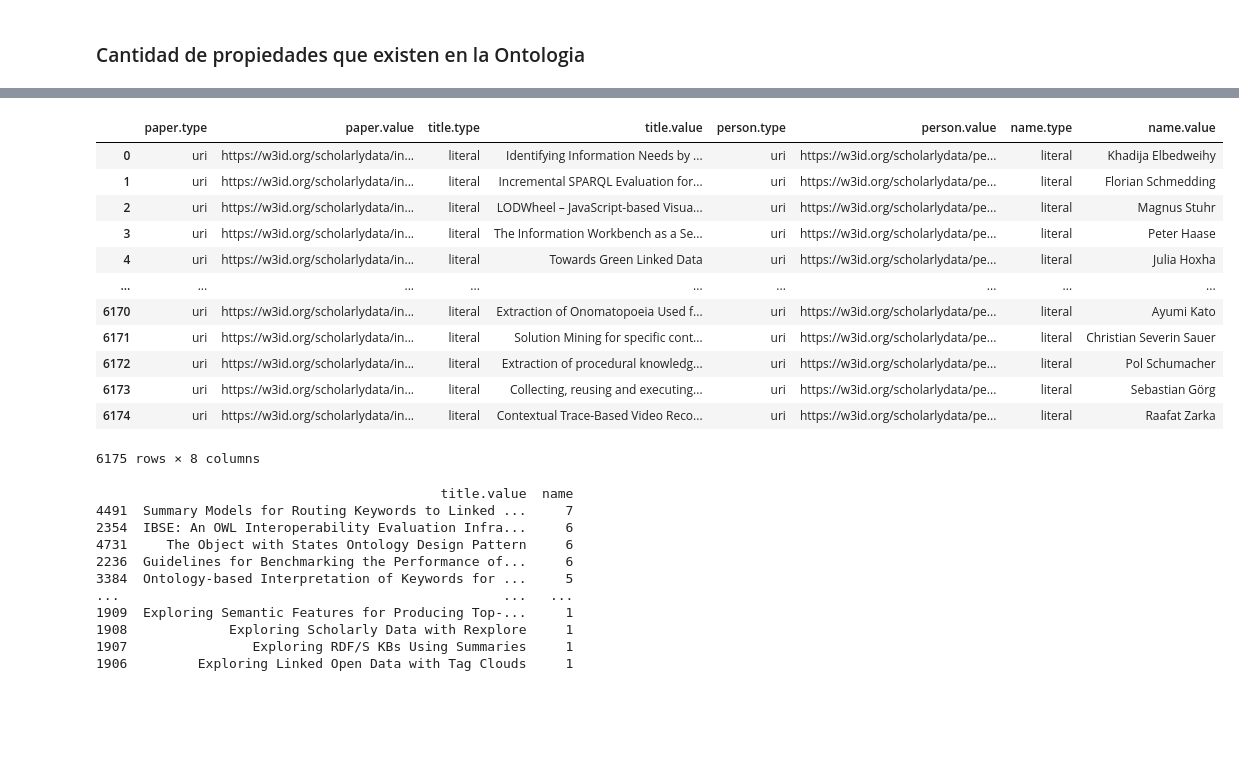
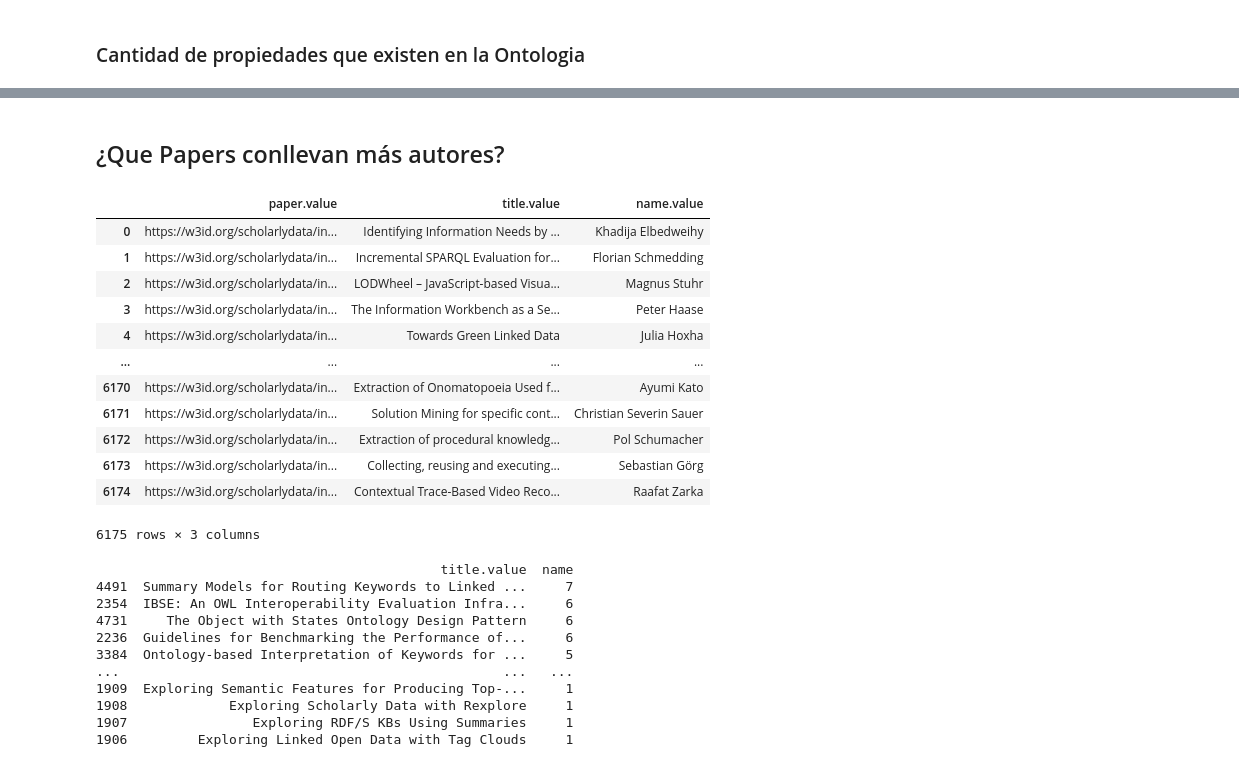
Before and after one commit to juanyanza11/Consumo-enriquecimiento-y-visualizaci-n-SKG, a Jupyter notebook: Proy-BIM2.ipynb, the cells around one changed output, grey strips where cells are left out. Cells and saved outputs as stored; diff of their text form; code cells hidden in the pictures; blank space fills up the shorter version.

```diff
--- a/Proy-BIM2.ipynb
+++ b/Proy-BIM2.ipynb
@@ -139,38 +104,40 @@ Name: prop, dtype: object
+# %% [markdown]
+## ¿Que Papers conllevan más autores?
 # %%
 def getPapers():
     query = """
     PREFIX person: <https://w3id.org/scholarlydata/person/>
     PREFIX conf: <https://w3id.org/scholarlydata/ontology/conference-ontology.owl#>
-    SELECT DISTINCT ?paper ?title ?person ?name
+    SELECT DISTINCT ?paper ?title ?person ?name ?doi
     WHERE{
       ?paper a conf:InProceedings;
         conf:hasAuthorList ?authorList;
         conf:title ?title .
       ?authorList conf:hasFirstItem ?item .
       ?item conf:hasContent ?person .
       ?person conf:name ?name
     }
     """
     sparql.setQuery(query)
     sparql.setReturnFormat(JSON)
     results = sparql.query().convert()
     return sparql.query().convert()
 
 results = getPapers()
 df3 = json_normalize(results["results"]["bindings"]) #Res
+df3 = df3[['paper.value','title.value', 'name.value']]
 df3
-#mostrar columnas
 # %% [output]
-|  | paper.type | paper.value | title.type | title.value | person.type | person.value | name.type | name.value |
-| 0 | uri | https://w3id.org/scholarlydata/in... | literal | Identifying Information Needs by ... | uri | https://w3id.org/scholarlydata/pe... | literal | Khadija Elbedweihy |
-| 1 | uri | https://w3id.org/scholarlydata/in... | literal | Incremental SPARQL Evaluation for... | uri | https://w3id.org/scholarlydata/pe... | literal | Florian Schmedding |
-| 2 | uri | https://w3id.org/scholarlydata/in... | literal | LODWheel – JavaScript-based Visua... | uri | https://w3id.org/scholarlydata/pe... | literal | Magnus Stuhr |
-| 3 | uri | https://w3id.org/scholarlydata/in... | literal | The Information Workbench as a Se... | uri | https://w3id.org/scholarlydata/pe... | literal | Peter Haase |
-| 4 | uri | https://w3id.org/scholarlydata/in... | literal | Towards Green Linked Data | uri | https://w3id.org/scholarlydata/pe... | literal | Julia Hoxha |
-| ... | ... | ... | ... | ... | ... | ... | ... | ... |
-| 6170 | uri | https://w3id.org/scholarlydata/in... | literal | Extraction of Onomatopoeia Used f... | uri | https://w3id.org/scholarlydata/pe... | literal | Ayumi Kato |
-| 6171 | uri | https://w3id.org/scholarlydata/in... | literal | Solution Mining for specific cont... | uri | https://w3id.org/scholarlydata/pe... | literal | Christian Severin Sauer |
-| 6172 | uri | https://w3id.org/scholarlydata/in... | literal | Extraction of procedural knowledg... | uri | https://w3id.org/scholarlydata/pe... | literal | Pol Schumacher |
-| 6173 | uri | https://w3id.org/scholarlydata/in... | literal | Collecting, reusing and executing... | uri | https://w3id.org/scholarlydata/pe... | literal | Sebastian Görg |
-| 6174 | uri | https://w3id.org/scholarlydata/in... | literal | Contextual Trace-Based Video Reco... | uri | https://w3id.org/scholarlydata/pe... | literal | Raafat Zarka |
+|  | paper.value | title.value | name.value |
+| 0 | https://w3id.org/scholarlydata/in... | Identifying Information Needs by ... | Khadija Elbedweihy |
+| 1 | https://w3id.org/scholarlydata/in... | Incremental SPARQL Evaluation for... | Florian Schmedding |
+| 2 | https://w3id.org/scholarlydata/in... | LODWheel – JavaScript-based Visua... | Magnus Stuhr |
+| 3 | https://w3id.org/scholarlydata/in... | The Information Workbench as a Se... | Peter Haase |
+| 4 | https://w3id.org/scholarlydata/in... | Towards Green Linked Data | Julia Hoxha |
+| ... | ... | ... | ... |
+| 6170 | https://w3id.org/scholarlydata/in... | Extraction of Onomatopoeia Used f... | Ayumi Kato |
+| 6171 | https://w3id.org/scholarlydata/in... | Solution Mining for specific cont... | Christian Severin Sauer |
+| 6172 | https://w3id.org/scholarlydata/in... | Extraction of procedural knowledg... | Pol Schumacher |
+| 6173 | https://w3id.org/scholarlydata/in... | Collecting, reusing and executing... | Sebastian Görg |
+| 6174 | https://w3id.org/scholarlydata/in... | Contextual Trace-Based Video Reco... | Raafat Zarka |
-6175 rows × 8 columns
+6175 rows × 3 columns
```
Also changed, not shown: parts of 14 cells of this notebook, 1 other file.
